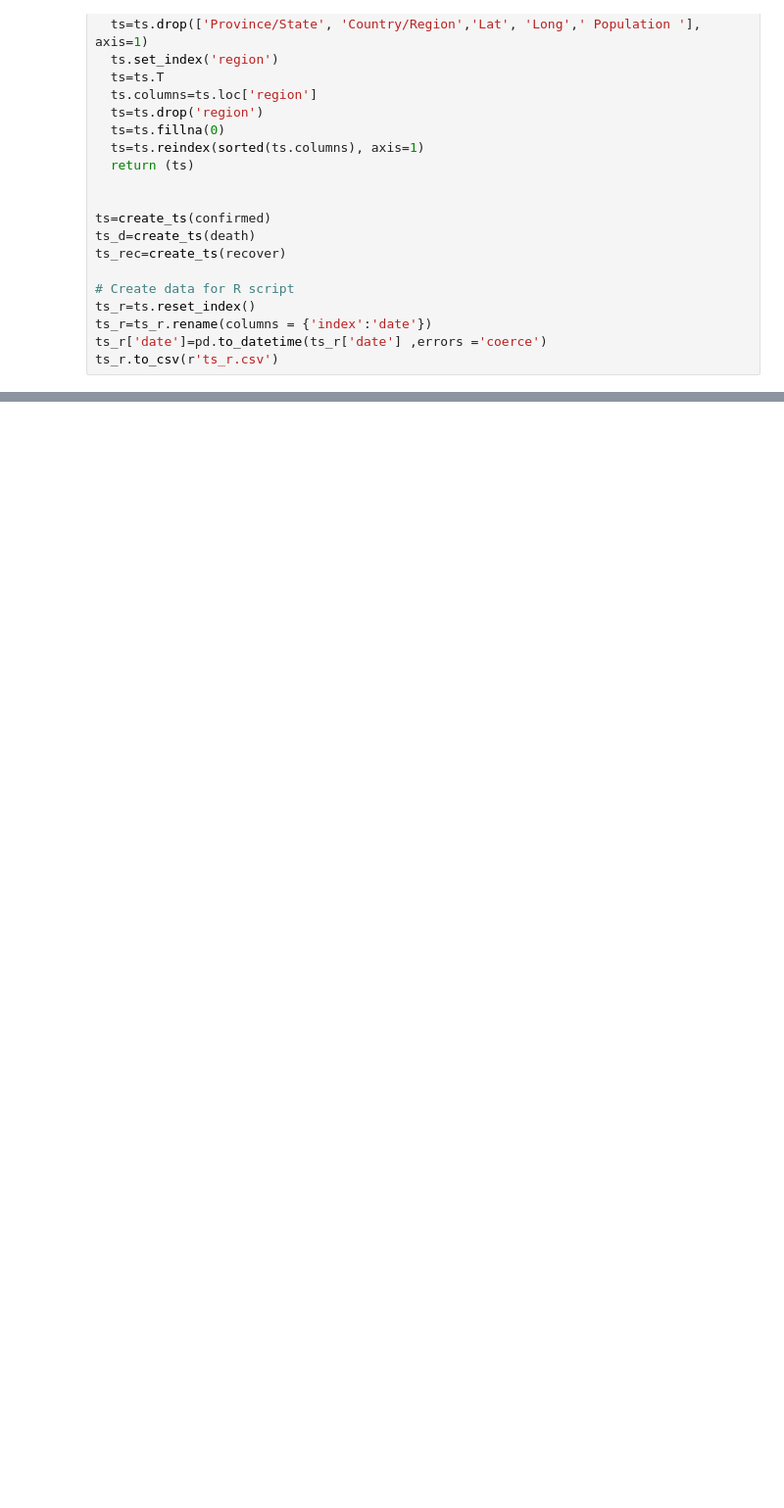
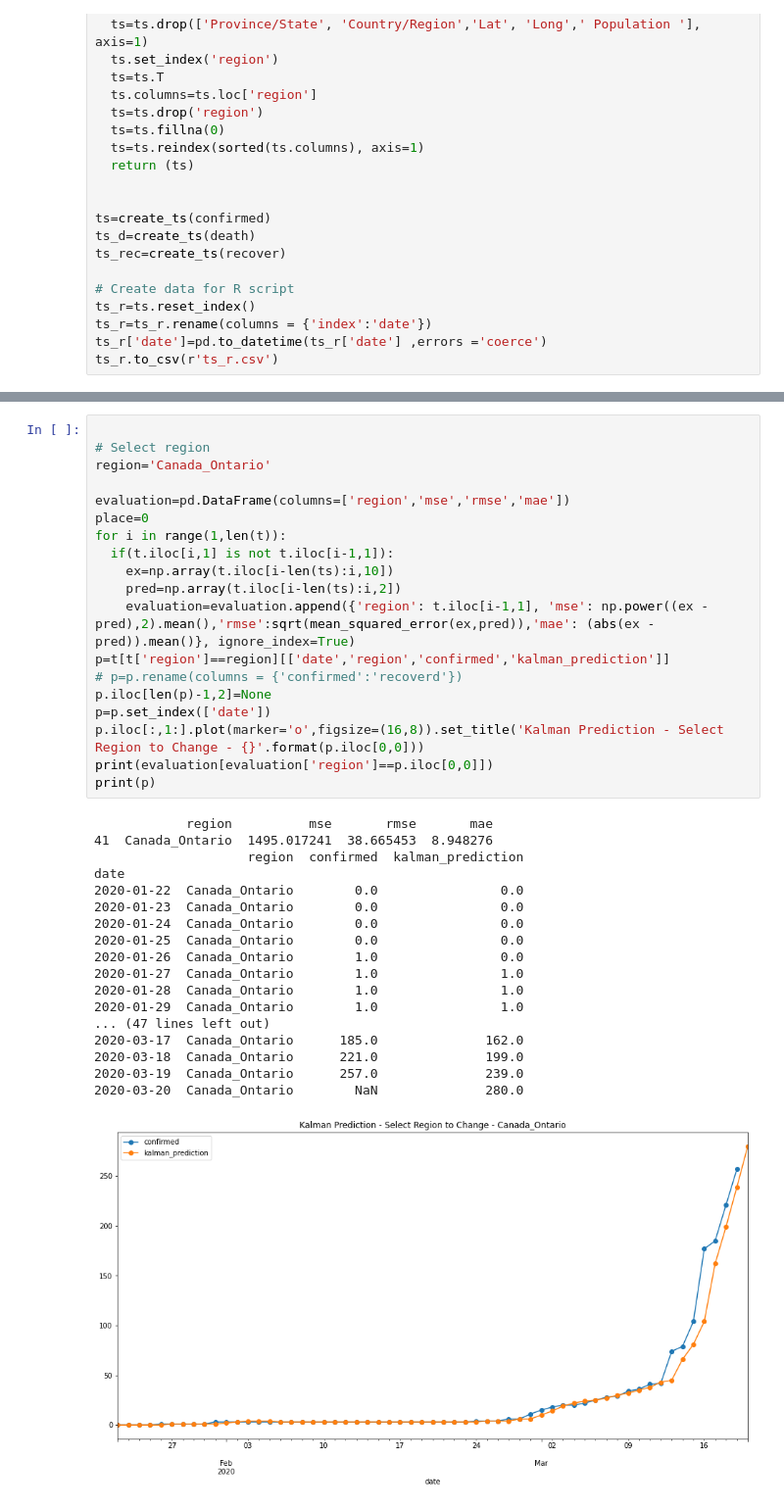
Before and after one commit to SophiaHe/covid19_work, a Jupyter notebook: Kalmar_Filter_Method.ipynb, the cells around one changed output, grey strips where cells are left out. Shown: that part at 98% size. Drawn from its saved outputs; the diff is of its cells as text; blank space fills up the shorter version.

```diff
--- a/Kalmar_Filter_Method.ipynb
+++ b/Kalmar_Filter_Method.ipynb
@@ -64,0 +294,38 @@ SyntaxError: ignored
+# %%
+
+# Select region
+region='Canada_Ontario'
+
+evaluation=pd.DataFrame(columns=['region','mse','rmse','mae'])
+place=0
+for i in range(1,len(t)):
+  if(t.iloc[i,1] is not t.iloc[i-1,1]):
+    ex=np.array(t.iloc[i-len(ts):i,10])
+    pred=np.array(t.iloc[i-len(ts):i,2])
+    evaluation=evaluation.append({'region': t.iloc[i-1,1], 'mse': np.power((ex - pred),2).mean(),'rmse':sqrt(mean_squared_error(ex,pred)),'mae': (abs(ex - pred)).mean()}, ignore_index=True)
+p=t[t['region']==region][['date','region','confirmed','kalman_prediction']]
+# p=p.rename(columns = {'confirmed':'recoverd'})
+p.iloc[len(p)-1,2]=None
+p=p.set_index(['date'])
+p.iloc[:,1:].plot(marker='o',figsize=(16,8)).set_title('Kalman Prediction - Select Region to Change - {}'.format(p.iloc[0,0]))
+print(evaluation[evaluation['region']==p.iloc[0,0]])
+print(p)
+# %% [output]
+            region          mse       rmse       mae
+41  Canada_Ontario  1495.017241  38.665453  8.948276
+                    region  confirmed  kalman_prediction
+date
+2020-01-22  Canada_Ontario        0.0                0.0
+2020-01-23  Canada_Ontario        0.0                0.0
+2020-01-24  Canada_Ontario        0.0                0.0
+2020-01-25  Canada_Ontario        0.0                0.0
+2020-01-26  Canada_Ontario        1.0                0.0
+2020-01-27  Canada_Ontario        1.0                1.0
+2020-01-28  Canada_Ontario        1.0                1.0
+2020-01-29  Canada_Ontario        1.0                1.0
+... (47 lines left out)
+2020-03-17  Canada_Ontario      185.0              162.0
+2020-03-18  Canada_Ontario      221.0              199.0
+2020-03-19  Canada_Ontario      257.0              239.0
+2020-03-20  Canada_Ontario        NaN              280.0
+[figure, added]
```
Also changed, not shown: parts of 14 cells of this notebook.
